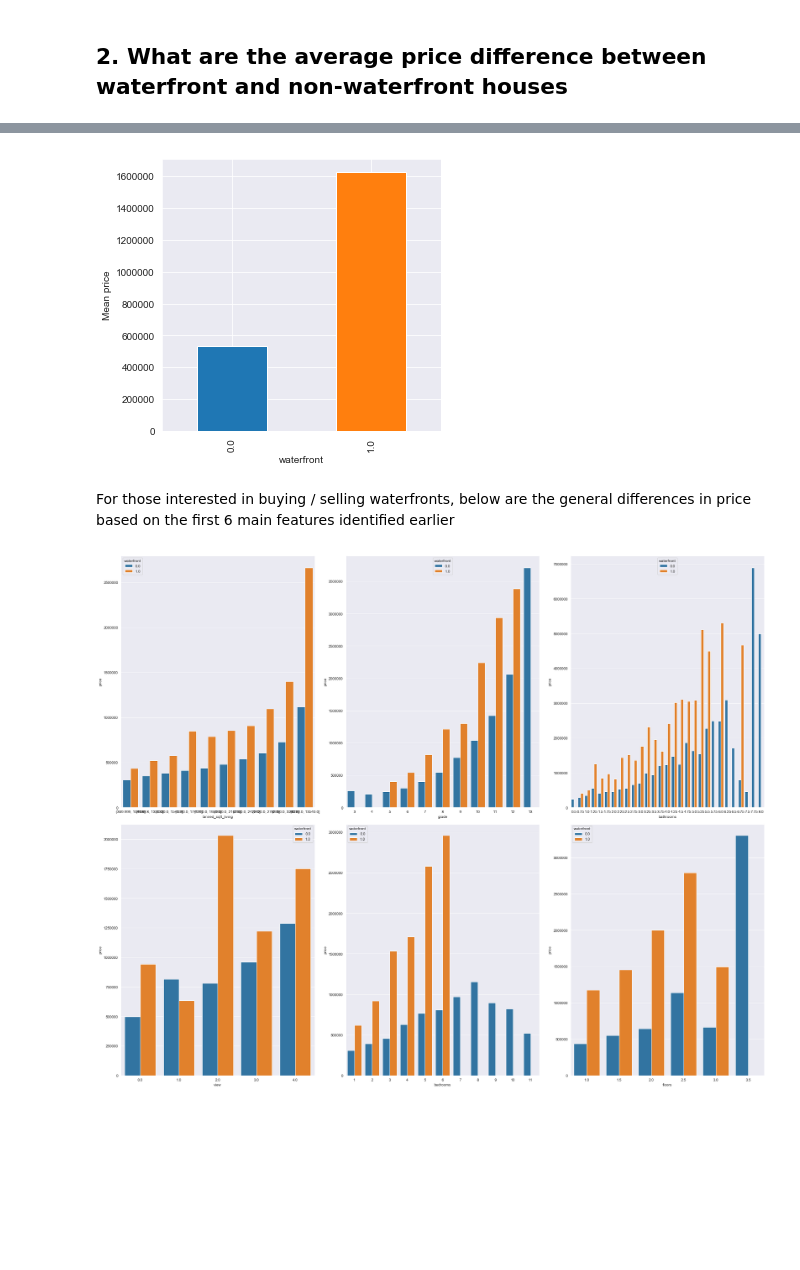
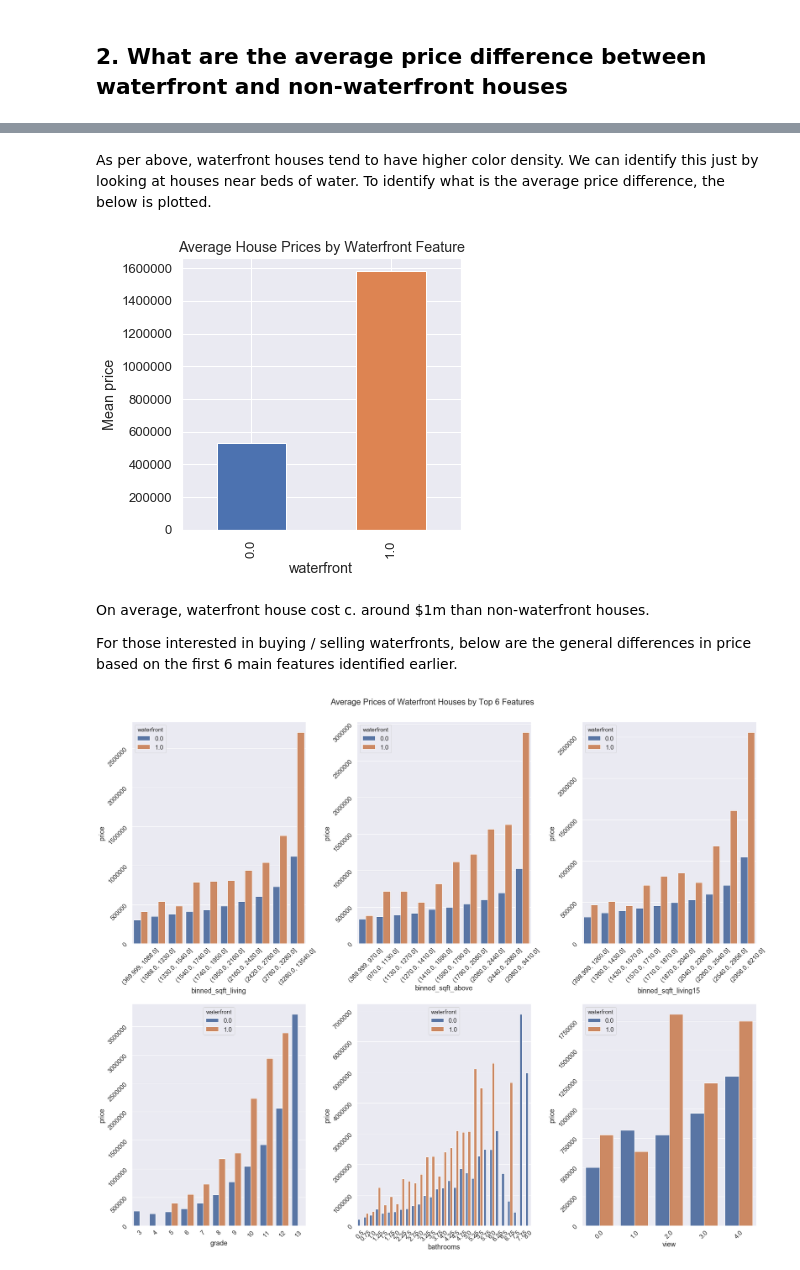
Before and after one commit to Ftan91/Exploratory-Data-Analysis-on-Features-that-Impact-House-Prices-in-Kings-County-Seattle, a Jupyter notebook: Finn2 - Kings County Dataset.ipynb, the cells around one changed output, grey strips where cells are left out. Cells and saved outputs as stored; diff of their text form; code cells hidden in the pictures; blank space fills up the shorter version.

```diff
--- a/Finn2 - Kings County Dataset.ipynb
+++ b/Finn2 - Kings County Dataset.ipynb
@@ -387,0 +579,8 @@ Why not qq-plot? JB better for larger datasets
+# %%
+multiple_features = list(upper.drop(to_drop, axis = 1).columns)
+del (multiple_features[0])
+
+str_join = '+'.join(multiple_features)
+f = 'price~' + str_join
+model = ols(formula = f, data = df).fit()
+model.summary()
@@ -387,0 +626,18 @@ Why not qq-plot? JB better for larger datasets
+# %%
+df_model2 = df.copy()
+
+for feature in multiple_features:
+    d_min = df_model2[feature].min()
+    d_max = df_model2[feature].max()
+    df_model2[feature] = (df_model2[feature] - d_min) / (d_max - d_min)
+
+price_min = df_model2['price'].min()
+price_max = df_model2['price'].max()
+df_model2['price'] = (df_model2['price'] - price_min) / (price_max - price_min)
+
+df_model2
+
+str_join = '+'.join(multiple_features)
+f = 'price~' + str_join
+model = ols(formula = f, data = df_model2).fit()
+model.summary()
@@ -392,11 +703,14 @@ Let's have a general look at house price which are closer to waterfronts
 # %%
+sns.set(font_scale = 1.2)
+
 df.plot(kind = 'scatter',
         x = 'long',
         y = 'lat',
         figsize = (16,10),
         c= 'price',
-        cmap = 'Reds',
+        cmap = 'YlOrRd',
         colorbar = True,
-        sharex = False)
+        sharex = False,
+       title = 'Scatter Plot of Longitude and Latitude with Color Mapping according to Price')
 plt.show()
 # %% [output]
@@ -404,27 +718,35 @@ plt.show()
+# %% [markdown]
+As per above, waterfront houses tend to have higher color density. We can identify this just by looking at houses near beds of water. To identify what is the average price difference, the below is plotted.
 # %%
 waterfront_general = df.groupby('waterfront')['price'].mean()
-waterfront_general.plot.bar(figsize = (5,5))
+waterfront_general.plot.bar(figsize = (5,5), title = 'Average House Prices by Waterfront Feature')
 plt.ylabel('Mean price')
 plt.show()
 # %% [output]
-[figure, old version]
+[figure, new version]
 # %% [markdown]
-For those interested in buying / selling waterfronts, below are the general differences in price based on the first 6 main features identified earlier
+On average, waterfront house cost c. around $1m than non-waterfront houses.
+
+For those interested in buying / selling waterfronts, below are the general differences in price based on the first 6 main features identified earlier.
 # %%
-df['binned_sqft_living'] = pd.qcut(df['sqft_living'], q=10)
-
 top6_price_correlation_list = top6_price_correlation.index.tolist()
-final = ['binned_sqft_living'] + top6_price_correlation_list
-del final[1]
+final = ['binned_sqft_living', 'binned_sqft_above', 'binned_sqft_living15'] + top6_price_correlation_list
+del (final[5:7])
+del (final[3])
 
 groupby_list = []
 for feature in final:
     groupby_list.append(df.groupby(['waterfront', feature])['price'].mean().reset_index())
 # %%
+sns.set(font_scale = 1.5)
+
 fig, axes = plt.subplots(2, 3, tight_layout = True, figsize = (25,20))
+fig.suptitle('Average Prices of Waterfront Houses by Top 6 Features', y = 1.025)
+
 ax = [axes[0, 0], axes[0, 1], axes[0, 2], axes[1, 0], axes[1, 1], axes[1, 2]]
 
 for i in range(len(groupby_list)):
     sns.barplot(x = final[i] , y = 'price', data = groupby_list[i], hue = 'waterfront', ax = ax[i])
+    ax[i].tick_params(labelrotation = 45)
 # %% [output]
-[figure, old version]
+[figure, new version]
```
Also changed, not shown: parts of 123 cells of this notebook.
